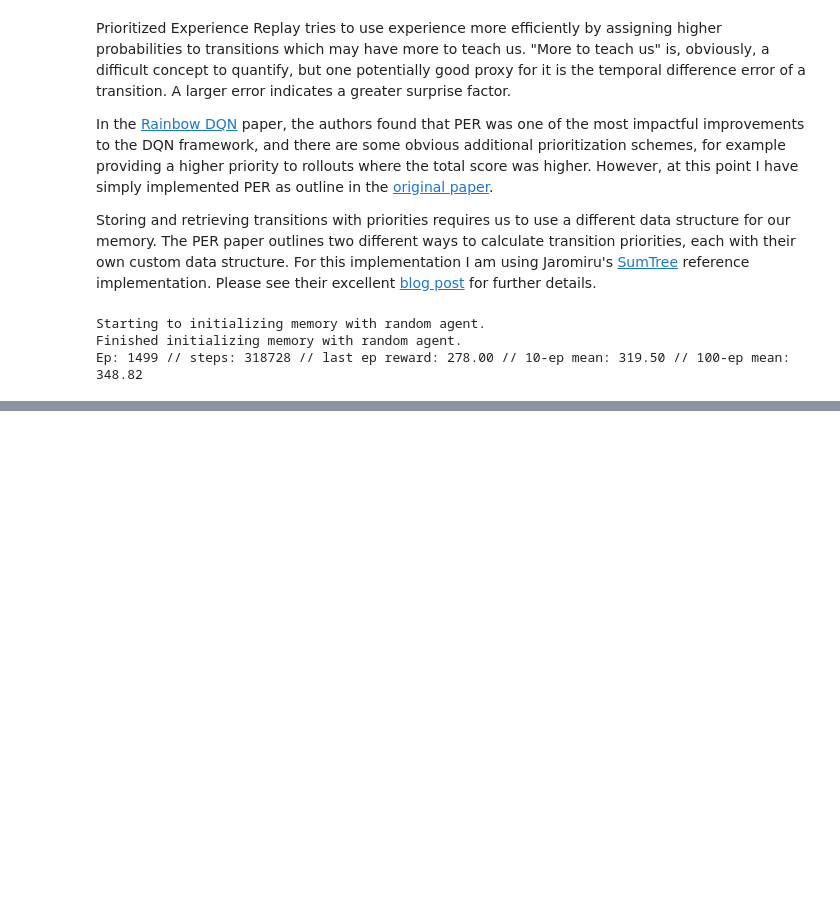
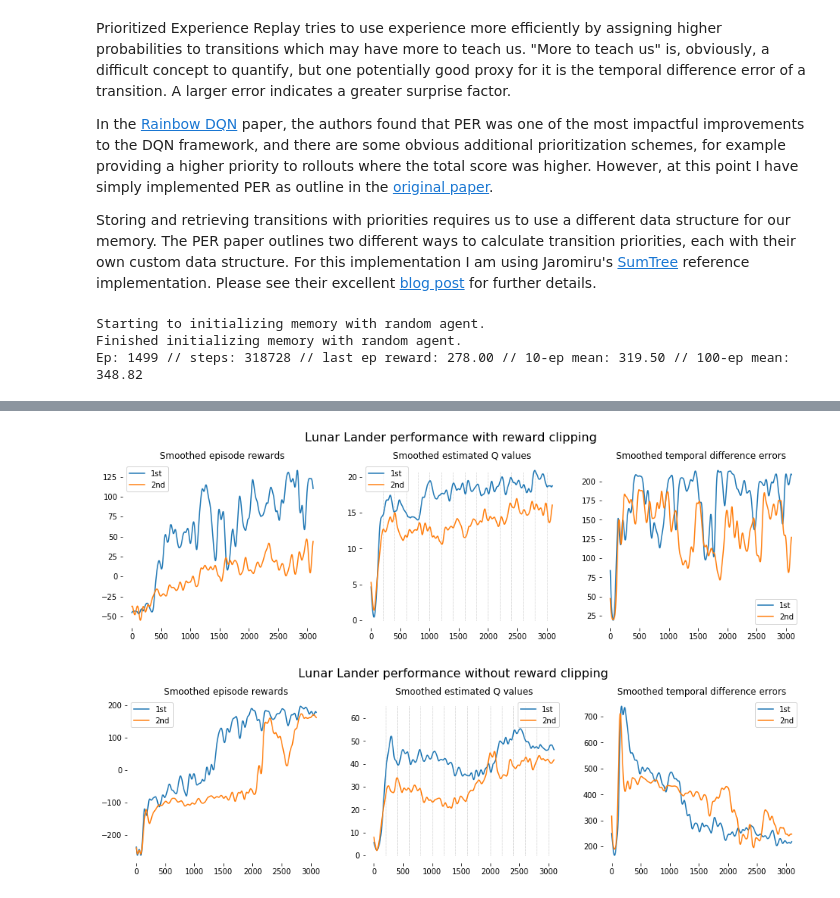
Before and after one commit to liavkoren/ai-ml-rl, a Jupyter notebook: dqn_implementations/mine/DQN part 1.ipynb, the cells around one changed output, grey strips where cells are left out. Saved outputs shown, nothing was run; the diff lists cells and outputs as text; code cells hidden in the pictures; blank space fills up the shorter version.

```diff
--- a/dqn_implementations/mine/DQN part 1.ipynb
+++ b/dqn_implementations/mine/DQN part 1.ipynb
@@ -243,6 +304,8 @@ class SimpleDqn(VerySimpleDqn):
                     action = self.q_value_one(self.online_net, state).argmax()
                 self.render(episode)
                 state_, reward, episode_done, _ = self.env.step(action)
+                if self.reward_clip_floor and self.reward_clip_ceiling:
+                    reward = np.clip(reward, self.reward_clip_floor, self.reward_clip_ceiling)
                 episode_reward += reward
                 if episode_done:
                     state_ = None
@@ -358,6 +421,7 @@ class DoubleDqn(SimpleDqn):
         non_terminal_actions = transition_actions[non_terminal_mask]
         y[non_terminal_mask, non_terminal_actions] = rewards[non_terminal_mask] + self.discount_rate * y_[non_terminal_mask, best_actions]
         online_net.fit(states, y, batch_size=64, epochs=1, verbose=0)
+        return np.linalg.norm(y_ - y)/self.minibatch_size
 # %%
 cartpole = gym.make('CartPole-v1')
 double_dqn = DoubleDqn(env=cartpole, num_episodes=3000)
@@ -564,0 +643,51 @@ ax3.set_title('Smoothed temporal difference errors');
+# %%
+fig, axes = plt.subplots(1, 3, figsize=(16, 4))
+fig.suptitle('Lunar Lander performance with reward clipping', fontsize=16, y=1.02)
+spines_off(axes)
+ax1, ax2, ax3 = axes
+vlines = [lunar_ddqn1.update_target_every * i for i in range(1, lunar_ddqn1.num_episodes//lunar_ddqn1.update_target_every + 1)]
+smoothing_window = 100
+
+ax1.set_title('Smoothed episode rewards')
+ax1.plot( smooth(np.array(lunar_ddqn1.episode_rewards), window_len=smoothing_window) )
+ax1.plot( smooth(np.array(lunar_ddqn2.episode_rewards), window_len=smoothing_window) )
+ax1.legend(['1st', '2nd'])
+
+ax2.set_title('Smoothed estimated Q values')
+ax2.plot( smooth(np.array(lunar_ddqn1.target_net_q_values), window_len=smoothing_window) )
+ax2.plot( smooth(np.array(lunar_ddqn2.target_net_q_values), window_len=smoothing_window) )
+ax2.vlines(vlines, 0, max(smooth(np.array(lunar_ddqn2.target_net_q_values))), linestyles='dotted', linewidth=0.5, alpha=0.5);
+ax2.legend(['1st', '2nd'])
+
+ax3.set_title('Smoothed temporal difference errors')
+ax3.plot( smooth(np.array(lunar_ddqn1.td_errors), window_len=smoothing_window) )
+ax3.plot( smooth(np.array(lunar_ddqn2.td_errors), window_len=smoothing_window) )
+ax3.legend(['1st', '2nd'])
+
+# ---
+
+fig, axes = plt.subplots(1, 3, figsize=(16, 4))
+fig.suptitle('Lunar Lander performance without reward clipping', fontsize=16, y=1.02)
+spines_off(axes)
+ax1, ax2, ax3 = axes
+vlines = [200 * i for i in range(1, len(unclipped_lunar1_episode_rewards)//200 + 1)]
+smoothing_window = 100
+
+ax1.set_title('Smoothed episode rewards')
+ax1.plot( smooth(np.array(unclipped_lunar1_episode_rewards), window_len=smoothing_window) )
+ax1.plot( smooth(np.array(unclipped_lunar2_episode_rewards), window_len=smoothing_window) )
+ax1.legend(['1st', '2nd'])
+
+ax2.set_title('Smoothed estimated Q values')
+ax2.plot( smooth(np.array(unclipped_lunar1_target_net_q_values), window_len=smoothing_window) )
+ax2.plot( smooth(np.array(unclipped_lunar2_target_net_q_values), window_len=smoothing_window) )
+ax2.vlines(vlines, 0, max(smooth(np.array(unclipped_lunar1_target_net_q_values))), linestyles='dotted', linewidth=0.5, alpha=0.5);
+ax2.legend(['1st', '2nd'])
+
+ax3.set_title('Smoothed temporal difference errors')
+ax3.plot( smooth(np.array(unclipped_lunar1_td_errors), window_len=smoothing_window) )
+ax3.plot( smooth(np.array(unclipped_lunar2_td_errors), window_len=smoothing_window) )
+ax3.legend(['1st', '2nd']);
+# %% [output]
+[figure, added]
+[figure, added]
```
Also changed, not shown: parts of 15 cells of this notebook.
